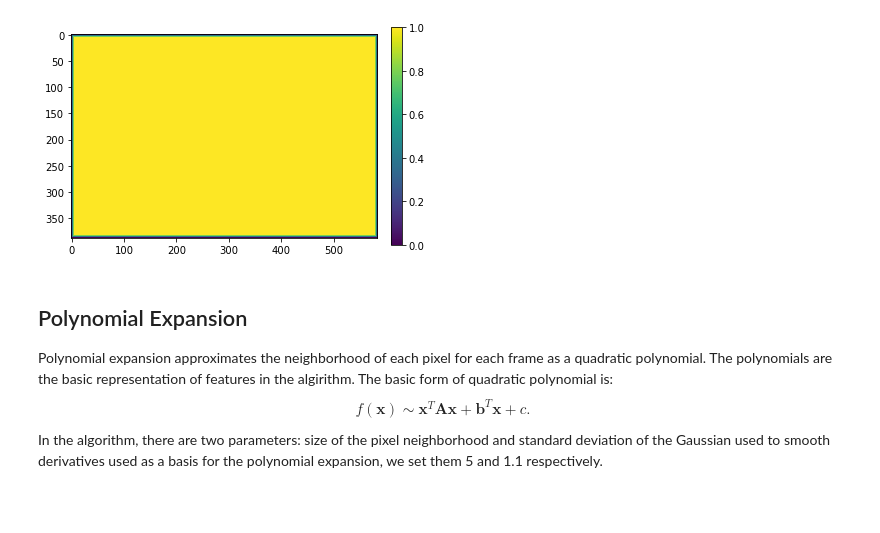
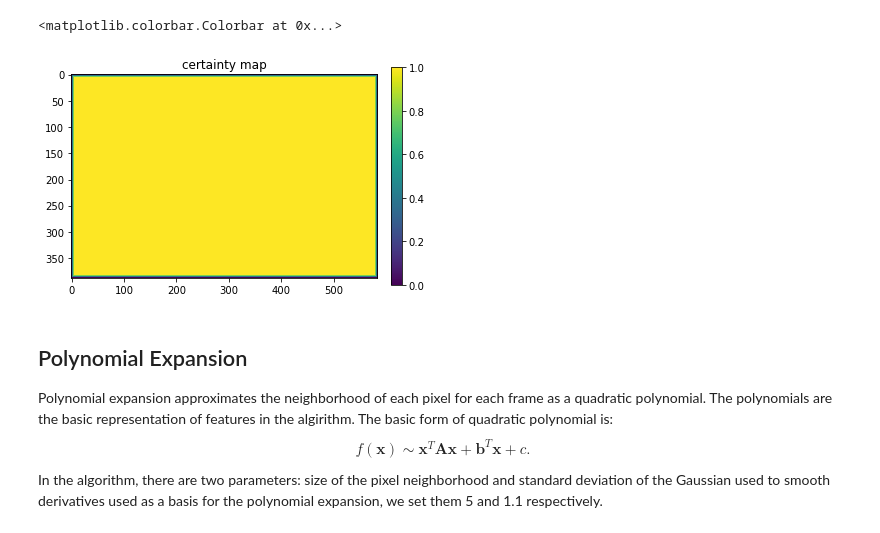
Before and after one commit to gogoalexy/learnOpenCV, a Jupyter notebook: farneback.ipynb, the cells around one changed output. Saved outputs shown, nothing was run; the diff lists cells and outputs as text; code cells hidden in the pictures; blank space fills up the shorter version.

```diff
--- a/farneback.ipynb
+++ b/farneback.ipynb
@@ -27,15 +29,17 @@ plt.show()
 # %%
 fig = plt.figure(1)
 
 c0 = np.minimum(1, 1/5*np.minimum(np.arange(images[0].shape[0])[:, None], np.arange(images[1].shape[1])))
 c0 = np.minimum(c0, 1/5*np.minimum(images[0].shape[0] - 1 - np.arange(images[0].shape[0])[:, None], images[0].shape[1] - 1 - np.arange(images[0].shape[1])))
 c1 = c0
 
+showFig = fig.add_subplot()
+showFig.set_title("certainty map")
 plt.imshow(c0)
 plt.colorbar(fraction=0.046, pad=0.04)
-plt.show()
 # %% [output]
+<matplotlib.colorbar.Colorbar at 0x...>
-[figure, old version]
+[figure, new version]
 # %% [markdown]
 ## Polynomial Expansion
 Polynomial expansion approximates the neighborhood of each pixel for each frame as a quadratic polynomial. The polynomials are the basic representation of features in the algirithm. The basic form of quadratic polynomial is:
```
Also changed, not shown: parts of 11 cells of this notebook.
